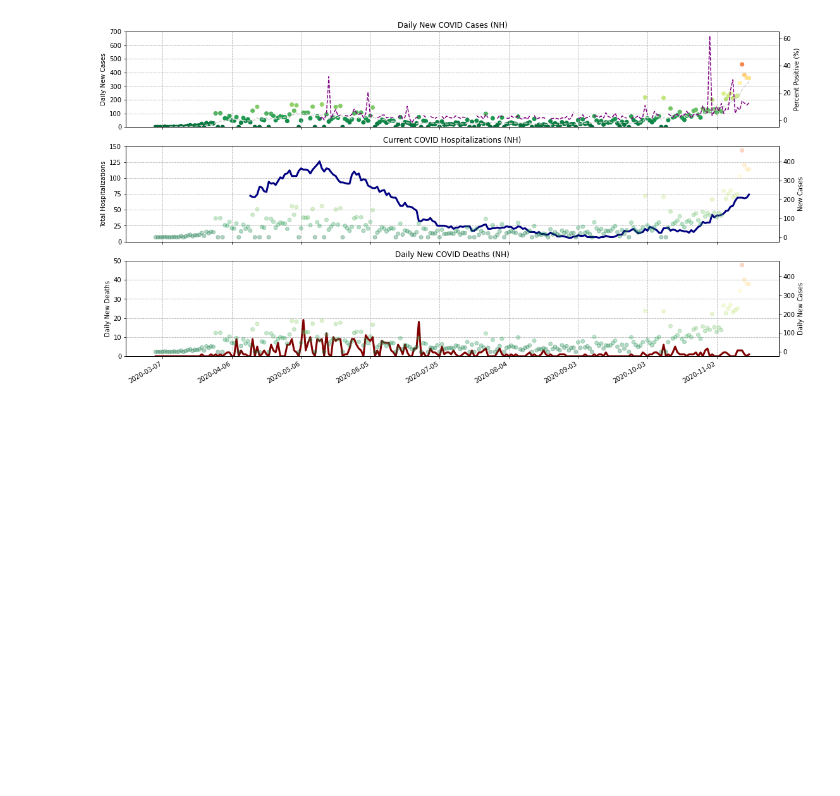
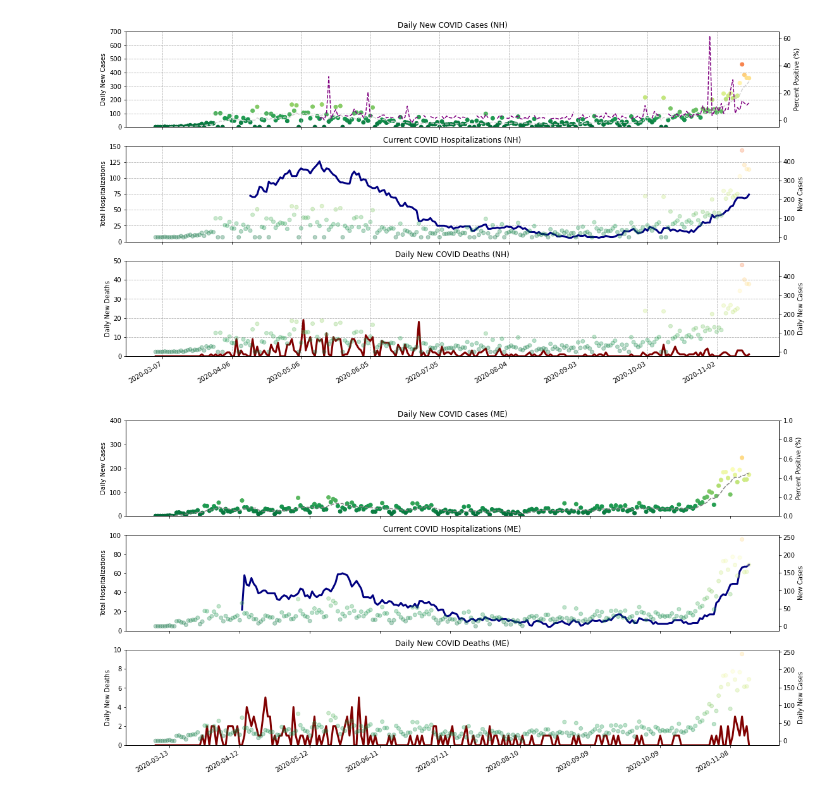
Before and after one commit to JoeZamp98/coronavirus-dashboards, a Jupyter notebook: Coronavirus - Dashboards.ipynb, the cells around one changed output. Saved outputs shown, nothing was run; the diff lists cells and outputs as text; code cells hidden in the pictures; blank space fills up the shorter version.

Commit message:
Added dashboard for Maine.  Corrected an error in the varaibles section where VT was saving into an ME variable.

```diff
--- a/Coronavirus - Dashboards.ipynb
+++ b/Coronavirus - Dashboards.ipynb
@@ -371,3 +371,46 @@ fig.autofmt_xdate()
 fig.set_size_inches(18.5, 10.5)
 # %% [output]
 [figure]
+# %%
+#GENERATE THE DASHBOARD - MAINE
+
+fig, (ax1, ax2,  ax3) = plt.subplots(3, sharex=True)
+
+ax4 = ax1.twinx()
+ax5 = ax2.twinx()
+ax6 = ax3.twinx()
+
+cmap=mpl.cm.RdYlGn_r
+norm=mpl.colors.Normalize(vmin=0, vmax=400)
+
+ax1.scatter(dateME, newCasesME, c=newCasesME, cmap=cmap, norm=norm)
+ax1.plot(dateME, longMovingAvgME, linestyle='--', color='grey')
+##ADD IN PERCENT POSITIVITY##
+
+ax2.plot(dateME, currentHospitalizationsME, linestyle='-', color='navy', linewidth=3)
+ax5.scatter(dateME, newCasesME, c=newCasesME, cmap=cmap, norm=norm, alpha=0.3)
+
+ax3.plot(dateME, dailyNewDeathsME, linestyle='-', color='maroon', linewidth=3)
+ax6.scatter(dateME, newCasesME, c=newCasesME, cmap=cmap, norm=norm, alpha=0.3)
+
+ax1.set_title("Daily New COVID Cases (ME)")
+ax2.set_title("Current COVID Hospitalizations (ME)")
+ax3.set_title("Daily New COVID Deaths (ME)")
+
+ax1.set_ylabel("Daily New Cases")
+ax4.set_ylabel("Percent Positive (%)")
+ax2.set_ylabel("Total Hospitalizations")
+ax3.set_ylabel("Daily New Deaths")
+ax5.set_ylabel("New Cases")
+ax6.set_ylabel("Daily New Cases")
+
+ax1.set_ylim(0, 400)
+ax2.set_ylim(0,100)
+ax3.set_ylim(0,10)
+
+plt.gca().xaxis.set_major_locator(mpl.dates.DayLocator(interval=30))
+fig.autofmt_xdate()
+
+fig.set_size_inches(18.5, 10.5)
+# %% [output]
+[figure, added]
```
Also changed, not shown: parts of 1 cell of this notebook.
